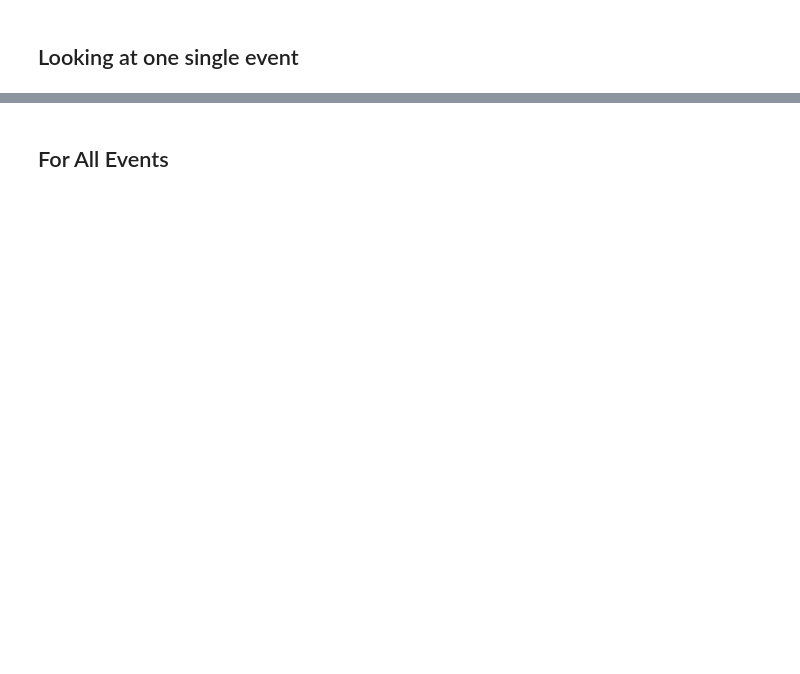
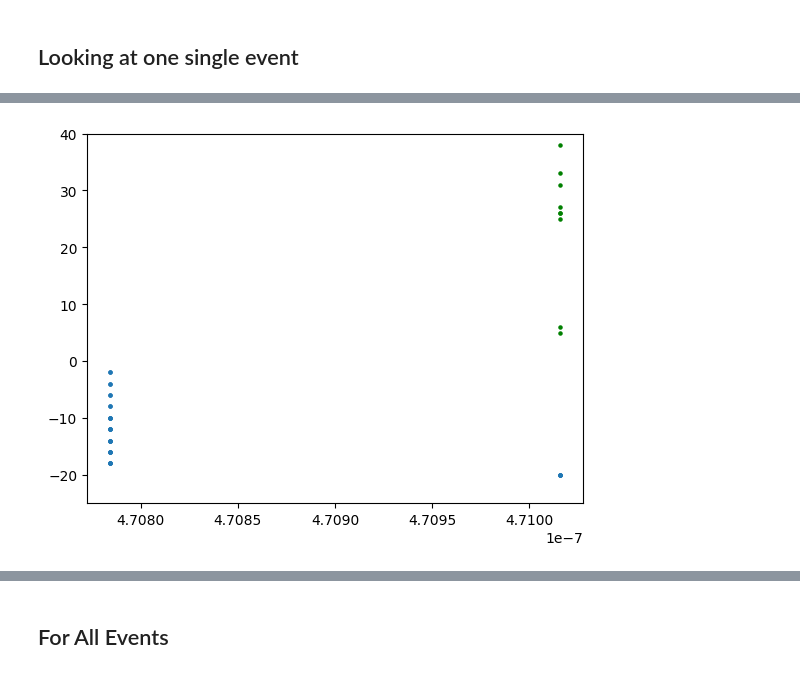
Before and after one commit to Fabiocufino/CMS-SpikingNeuralNetwork, a Jupyter notebook: Code/KNN.ipynb, the cells around one changed output, grey strips where cells are left out. Cells and saved outputs as stored; diff of their text form; code cells hidden in the pictures; blank space fills up the shorter version.

```diff
--- a/Code/KNN.ipynb
+++ b/Code/KNN.ipynb
@@ -85,3 +92,11 @@ array([6.36020e-07, 6.36093e-07, 6.36093e-07, 6.36093e-07, 6.36152e-07,
+# %%
+plt.scatter(t_track, ev1['Stream'][ev1['ID'] == 1], s=5)
+plt.scatter(t_neur, ev1['Stream'][ev1['ID'] == 2], c='g', s = 5)
+plt.ylim(-25,40)
+plt.show()
+#plot the grid on x and y
+# %% [output]
+[figure, added]
 # %%
 hit_neur = ev1['Stream'][ev1['ID'] == 2]
 hit_neur
```
Also changed, not shown: parts of 32 cells of this notebook, 7 other files.
